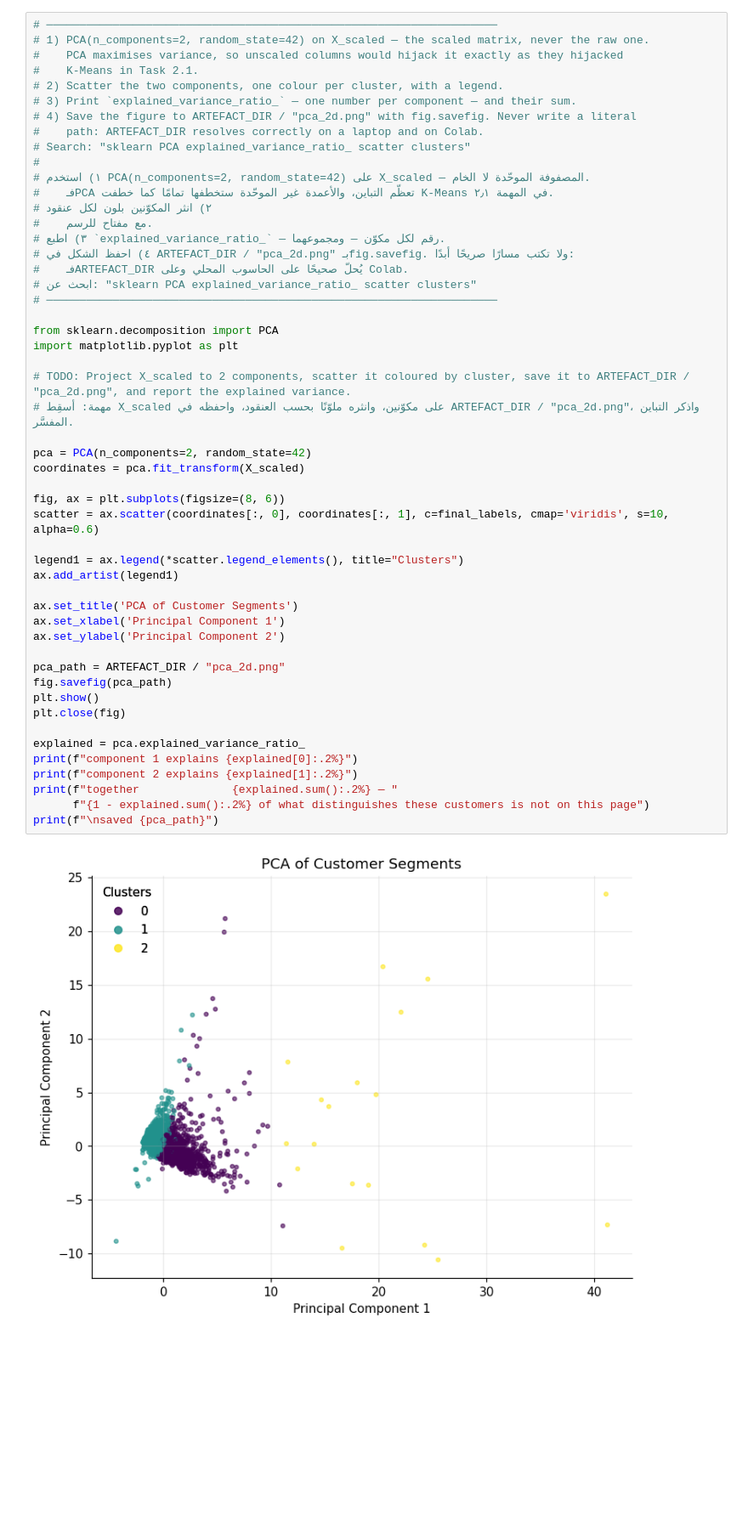
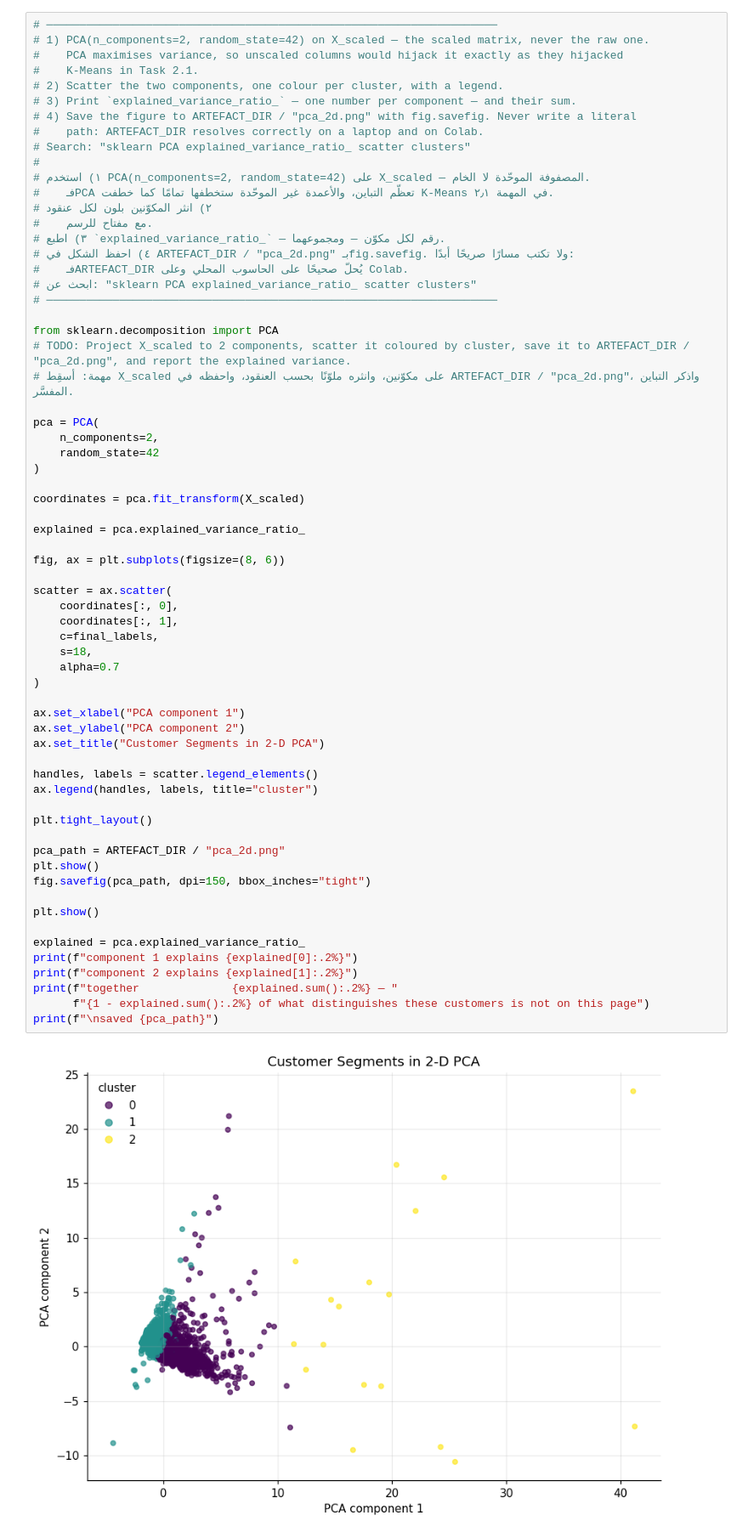
Before and after one commit to Aziz-132/AIEP_Olo_student, a Jupyter notebook: week_1_foundations/labs/D5_clustering_pca/D5_clustering_pca_blank.ipynb, the cells around one changed output. Shown at 85% size. Drawn from its saved outputs; the diff is of its cells as text; blank space fills up the shorter version.

```diff
--- a/week_1_foundations/labs/D5_clustering_pca/D5_clustering_pca_blank.ipynb
+++ b/week_1_foundations/labs/D5_clustering_pca/D5_clustering_pca_blank.ipynb
@@ -825,45 +869,59 @@ Then read the last number carefully before you believe the picture.
 # ١) استخدم PCA(n_components=2, random_state=42) على X_scaled — المصفوفة الموحّدة لا الخام.
 #    فـPCA تعظّم التباين، والأعمدة غير الموحّدة ستخطفها تمامًا كما خطفت K-Means في المهمة ٢٫١.
 # ٢) انثر المكوّنين بلون لكل عنقود
 #    مع مفتاح للرسم.
 # ٣) اطبع `explained_variance_ratio_` — رقم لكل مكوّن — ومجموعهما.
 # ٤) احفظ الشكل في ARTEFACT_DIR / "pca_2d.png" بـfig.savefig. ولا تكتب مسارًا صريحًا أبدًا:
 #    فـARTEFACT_DIR يُحلّ صحيحًا على الحاسوب المحلي وعلى Colab.
 # ابحث عن: "sklearn PCA explained_variance_ratio_ scatter clusters"
 # ────────────────────────────────────────────────────────────────────
 
 from sklearn.decomposition import PCA
-import matplotlib.pyplot as plt
-
 # TODO: Project X_scaled to 2 components, scatter it coloured by cluster, save it to ARTEFACT_DIR / "pca_2d.png", and report the explained variance.
 # مهمة: أسقِط X_scaled على مكوّنين، وانثره ملوّنًا بحسب العنقود، واحفظه في ARTEFACT_DIR / "pca_2d.png"، واذكر التباين المفسَّر.
 
-pca = PCA(n_components=2, random_state=42)
+pca = PCA(
+    n_components=2,
+    random_state=42
+)
+
 coordinates = pca.fit_transform(X_scaled)
 
+explained = pca.explained_variance_ratio_
+
 fig, ax = plt.subplots(figsize=(8, 6))
-scatter = ax.scatter(coordinates[:, 0], coordinates[:, 1], c=final_labels, cmap='viridis', s=10, alpha=0.6)
 
-legend1 = ax.legend(*scatter.legend_elements(), title="Clusters")
-ax.add_artist(legend1)
+scatter = ax.scatter(
+    coordinates[:, 0],
+    coordinates[:, 1],
+    c=final_labels,
+    s=18,
+    alpha=0.7
+)
 
-ax.set_title('PCA of Customer Segments')
-ax.set_xlabel('Principal Component 1')
-ax.set_ylabel('Principal Component 2')
+ax.set_xlabel("PCA component 1")
+ax.set_ylabel("PCA component 2")
+ax.set_title("Customer Segments in 2-D PCA")
+
+handles, labels = scatter.legend_elements()
+ax.legend(handles, labels, title="cluster")
+
+plt.tight_layout()
 
 pca_path = ARTEFACT_DIR / "pca_2d.png"
-fig.savefig(pca_path)
 plt.show()
-plt.close(fig)
+fig.savefig(pca_path, dpi=150, bbox_inches="tight")
+
+plt.show()
 
 explained = pca.explained_variance_ratio_
 print(f"component 1 explains {explained[0]:.2%}")
 print(f"component 2 explains {explained[1]:.2%}")
 print(f"together              {explained.sum():.2%} — "
       f"{1 - explained.sum():.2%} of what distinguishes these customers is not on this page")
 print(f"\nsaved {pca_path}")
 # %% [output]
-[figure, old version]
+[figure, new version]
 component 1 explains 32.03%
 component 2 explains 15.08%
 together              47.11% — 52.89% of what distinguishes these customers is not on this page
```
Also changed, not shown: parts of 7 cells of this notebook.
